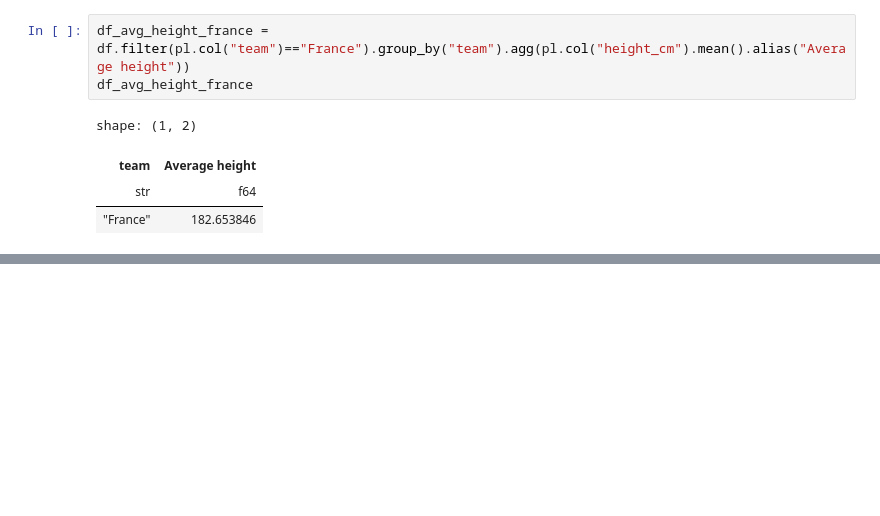
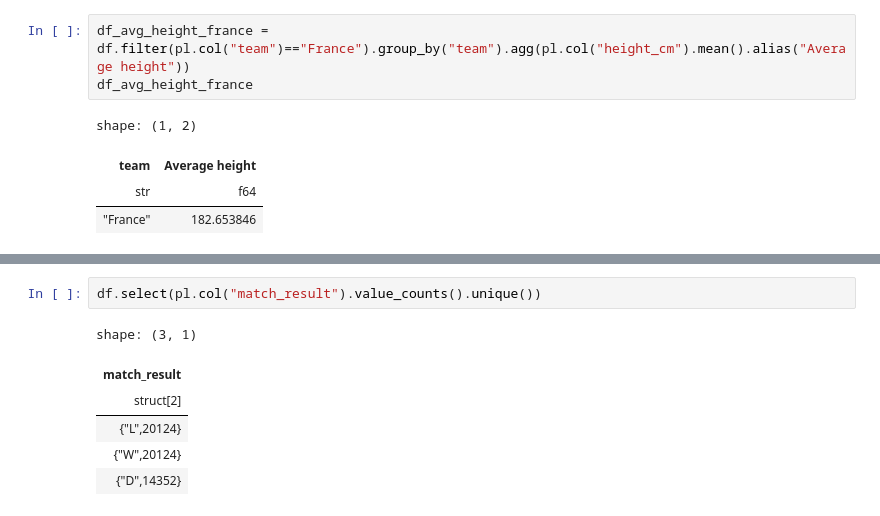
Before and after one commit to iamneek/MachineLearning, a Jupyter notebook: notebooks/experiments/Playing with polars.ipynb, the cells around one changed output, grey strips where cells are left out. Saved outputs shown, nothing was run; the diff lists cells and outputs as text; blank space fills up the shorter version.

```diff
--- a/notebooks/experiments/Playing with polars.ipynb
+++ b/notebooks/experiments/Playing with polars.ipynb
@@ -94,0 +117,9 @@ shape: (48, 2)
+# %%
+df.select(pl.col("match_result").value_counts().unique())
+# %% [output]
+shape: (3, 1)
+| match_result |
+| struct[2] |
+| {"L",20124} |
+| {"W",20124} |
+| {"D",14352} |
```
Also changed, not shown: parts of 4 cells of this notebook.
